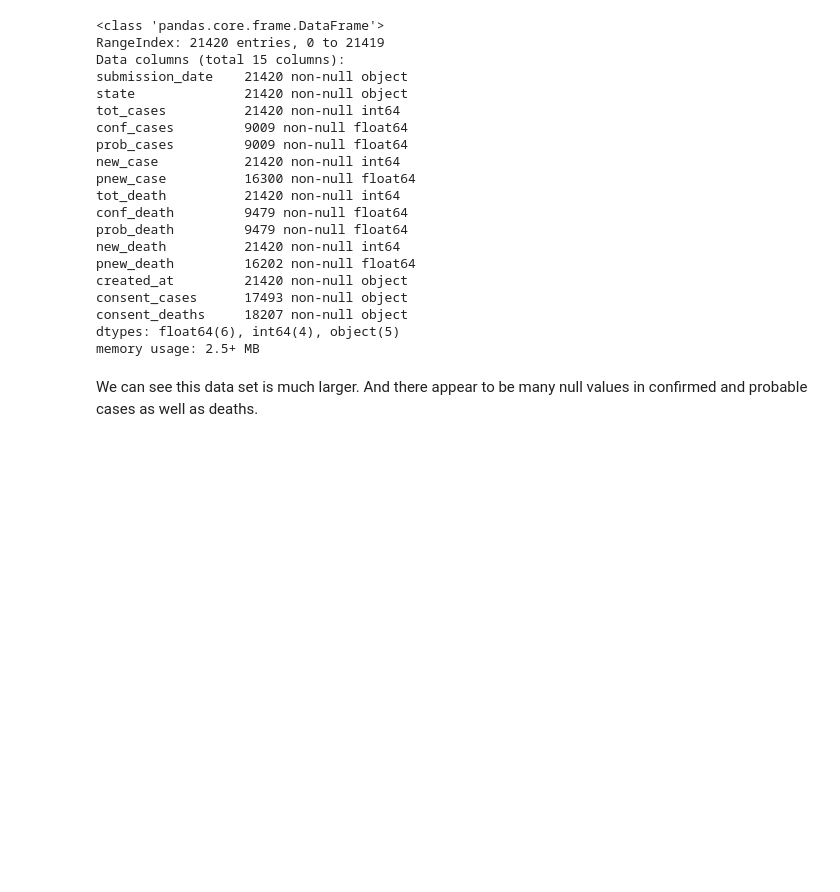
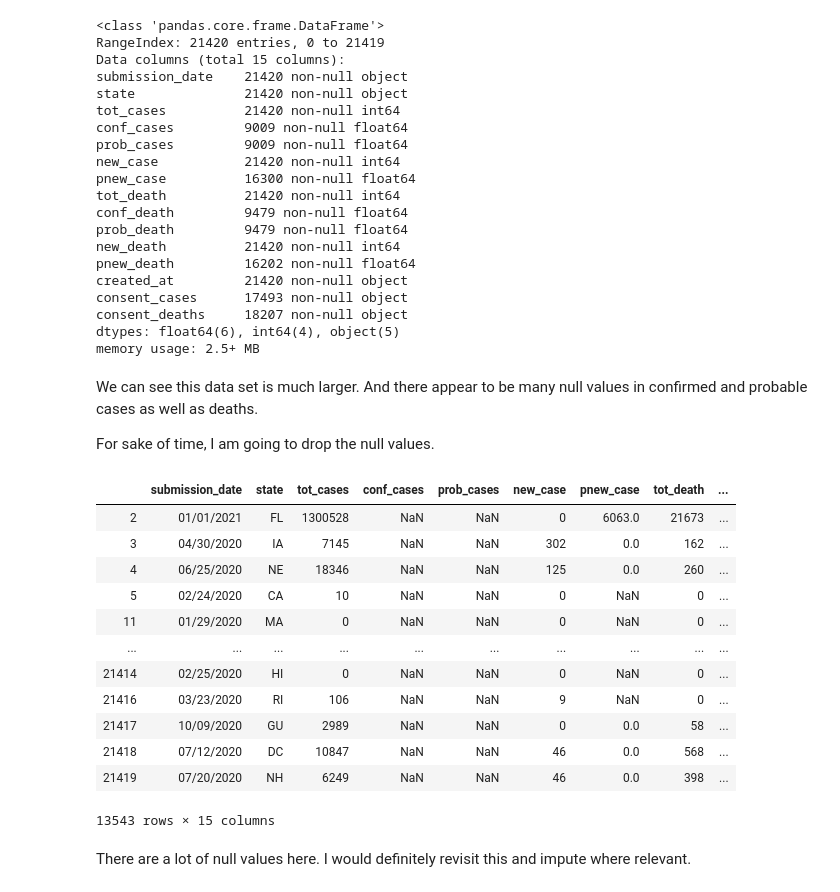
Before and after one commit to JessicaFB/Bodo-Covid, a Jupyter notebook: Untitled.ipynb, the cells around one changed output. Cells and saved outputs as stored; diff of their text form; code cells hidden in the pictures; blank space fills up the shorter version.

```diff
--- a/Untitled.ipynb
+++ b/Untitled.ipynb
@@ -112,3 +113,24 @@ dtypes: float64(6), int64(4), object(5)
 memory usage: 2.5+ MB
 # %% [markdown]
 We can see this data set is much larger. And there appear to be many null values in confirmed and probable cases as well as deaths.
+
+For sake of time, I am going to drop the null values.
+# %%
+# Preview rows with null values
+df_cases[df_cases.isna().any(axis=1)]
+# %% [output]
+|  | submission_date | state | tot_cases | conf_cases | prob_cases | new_case | pnew_case | tot_death | ... |
+| 2 | 01/01/2021 | FL | 1300528 | NaN | NaN | 0 | 6063.0 | 21673 | ... |
+| 3 | 04/30/2020 | IA | 7145 | NaN | NaN | 302 | 0.0 | 162 | ... |
+| 4 | 06/25/2020 | NE | 18346 | NaN | NaN | 125 | 0.0 | 260 | ... |
+| 5 | 02/24/2020 | CA | 10 | NaN | NaN | 0 | NaN | 0 | ... |
+| 11 | 01/29/2020 | MA | 0 | NaN | NaN | 0 | NaN | 0 | ... |
+| ... | ... | ... | ... | ... | ... | ... | ... | ... | ... |
+| 21414 | 02/25/2020 | HI | 0 | NaN | NaN | 0 | NaN | 0 | ... |
+| 21416 | 03/23/2020 | RI | 106 | NaN | NaN | 9 | NaN | 0 | ... |
+| 21417 | 10/09/2020 | GU | 2989 | NaN | NaN | 0 | 0.0 | 58 | ... |
+| 21418 | 07/12/2020 | DC | 10847 | NaN | NaN | 46 | 0.0 | 568 | ... |
+| 21419 | 07/20/2020 | NH | 6249 | NaN | NaN | 46 | 0.0 | 398 | ... |
+13543 rows × 15 columns
+# %% [markdown]
+There are a lot of null values here. I would definitely revisit this and impute where relevant.
```
Also changed, not shown: parts of 12 cells of this notebook.
